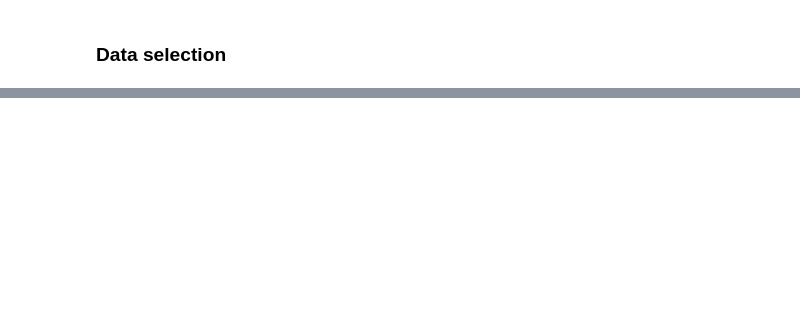
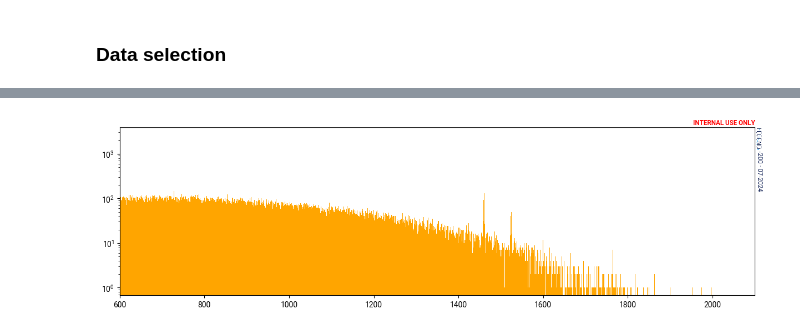
Before and after one commit to Jita22/legend_utils, a Jupyter notebook: skimmed_file_reader/2nbb_continuum.ipynb, the cells around one changed output, grey strips where cells are left out. Cells and saved outputs as stored; diff of their text form; code cells hidden in the pictures; blank space fills up the shorter version.

```diff
--- a/skimmed_file_reader/2nbb_continuum.ipynb
+++ b/skimmed_file_reader/2nbb_continuum.ipynb
@@ -255,0 +149,10 @@ print(f"2nBB counts in BeGE detectors: {bege_cts}")
+# %%
+data_QC = data_psd[data_psd.coincident_spms == False]
+# %%
+fig, ax = plt.subplots()
+legendstyles.legend_watermark(ax, logo_suffix="-200")
+counts, bins, _ = plt.hist(data_QC["geds_energy"], color = "orange", range = (0,2100), bins = 2100)
+plt.xlim(600,2100)
+plt.yscale("log")
+# %% [output]
+[figure, added]
```
Also changed, not shown: parts of 34 cells of this notebook.
